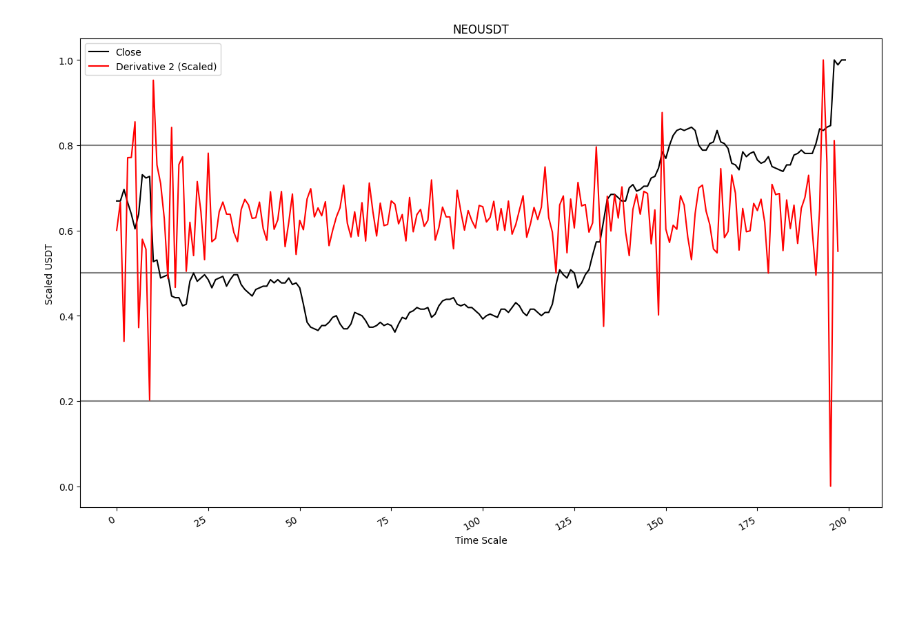
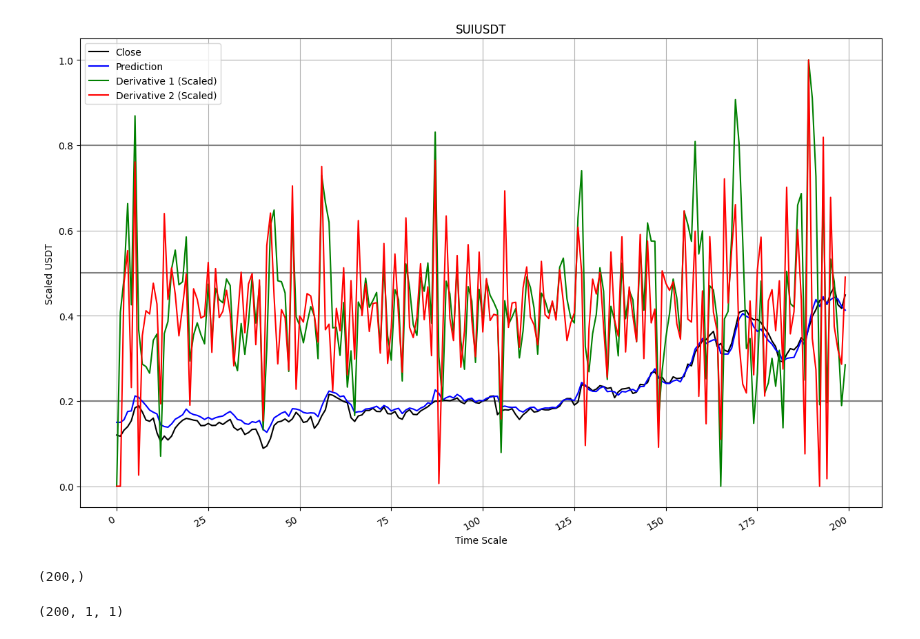
Before and after one commit to luisgomezzz/luchocrypto, a Jupyter notebook: predictor/NOTEBOOK.ipynb, the cells around one changed output. Cells and saved outputs as stored; diff of their text form; code cells hidden in the pictures; blank space fills up the shorter version.

```diff
--- a/predictor/NOTEBOOK.ipynb
+++ b/predictor/NOTEBOOK.ipynb
@@ -9,7 +9,7 @@ from sklearn.preprocessing import MinMaxScaler
 import constantes as cons
 import keras
 
-symbol =  str.upper('neo'+'USDT')
+symbol =  str.upper('sui'+'USDT')
 client = cons.client
 
 #######################################################################################
@@ -37,7 +37,6 @@ pd.set_option('display.max_columns', None)
 ############################################################################################
 
 X_feat = stock_data.iloc[:,0:3]
-#X_ft = StandardScaler().fit_transform(X_feat.values)
 
 X_ft = MinMaxScaler(feature_range=(0, 1)).fit_transform(X_feat.values)
 X_ft = pd.DataFrame(columns=X_feat.columns,data=X_ft,index=X_feat.index)
@@ -78,7 +77,9 @@ scaler1 = MinMaxScaler(feature_range=(0, 1))
 deriv_y_pred_scaled = scaler1.fit_transform(deriv_y_pred)
 scaler2 = MinMaxScaler(feature_range=(0, 1))
 deriv_y_pred_scaled2 = scaler2.fit_transform(deriv_y_pred2)
-
+deriv_y_pred_scaled = np.insert(deriv_y_pred_scaled, 0, 0.0, axis=0)#para mover 1 posicion hacia adelante
+deriv_y_pred_scaled2 = np.insert(deriv_y_pred_scaled2, 0, 0.0, axis=0)#para mover 1 posicion hacia adelante
+deriv_y_pred_scaled2 = np.insert(deriv_y_pred_scaled2, 0, 0.0, axis=0)#para mover 1 posicion hacia adelante
 #grafica
 
 plt.figure(figsize=(15, 10))
@@ -88,13 +89,14 @@ plt.axhline(y = 0.5, color = 'GREY', linestyle = '-')
 plt.axhline(y = umbralbajo, color = 'GREY', linestyle = '-')
 plt.plot(y_test, label='Close',color = 'black')
 time_index = range(n_steps-1, n_steps-1+len(y_pred))
-#plt.plot(time_index, y_pred[:, -1, 0], label='Prediction',color = 'blue')
-#plt.plot(time_index[:-1], deriv_y_pred_scaled[:, 0], label='Derivative 1 (Scaled)',color = 'green')
-plt.plot(time_index[:-2], deriv_y_pred_scaled2[:, 0], label='Derivative 2 (Scaled)',color = 'red')
+plt.plot( y_pred[:, -1, 0], label='Prediction',color = 'blue')
+plt.plot(deriv_y_pred_scaled, label='Derivative 1 (Scaled)',color = 'green')
+plt.plot( deriv_y_pred_scaled2, label='Derivative 2 (Scaled)', color='red')
 plt.xlabel('Time Scale')
 plt.ylabel('Scaled USDT')
 plt.legend()
 plt.gcf().autofmt_xdate()
 plt.title(symbol)
+plt.grid()
 plt.show()
 # %% [output]
@@ -102 +104,9 @@ plt.show()
-[figure, old version]
+[figure, new version]
+# %%
+(y_pred[:, -1, 0]).shape
+# %% [output]
+(200,)
+# %%
+y_pred.shape
+# %% [output]
+(200, 1, 1)
```
Also changed, not shown: parts of 1 cell of this notebook, 1 other file.
